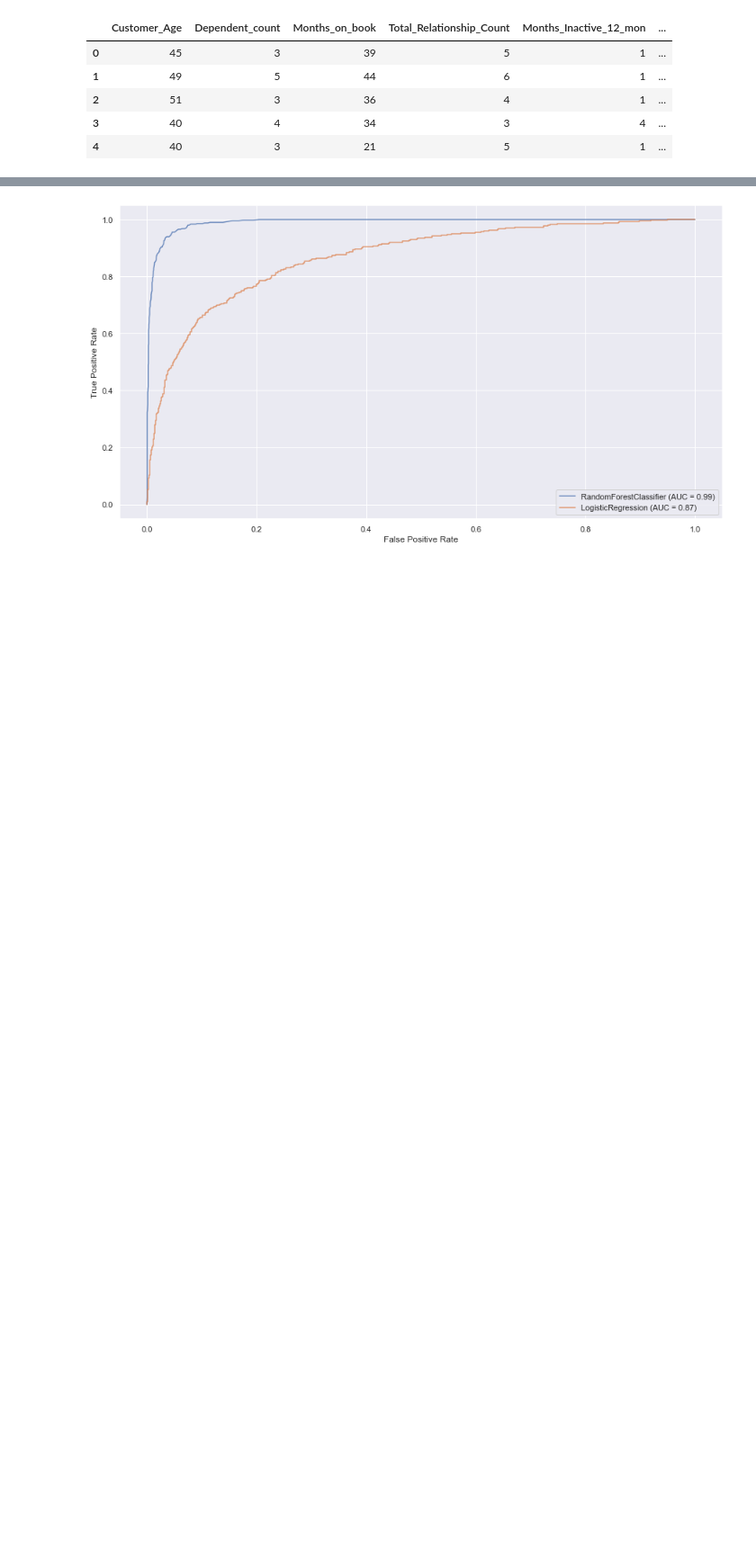
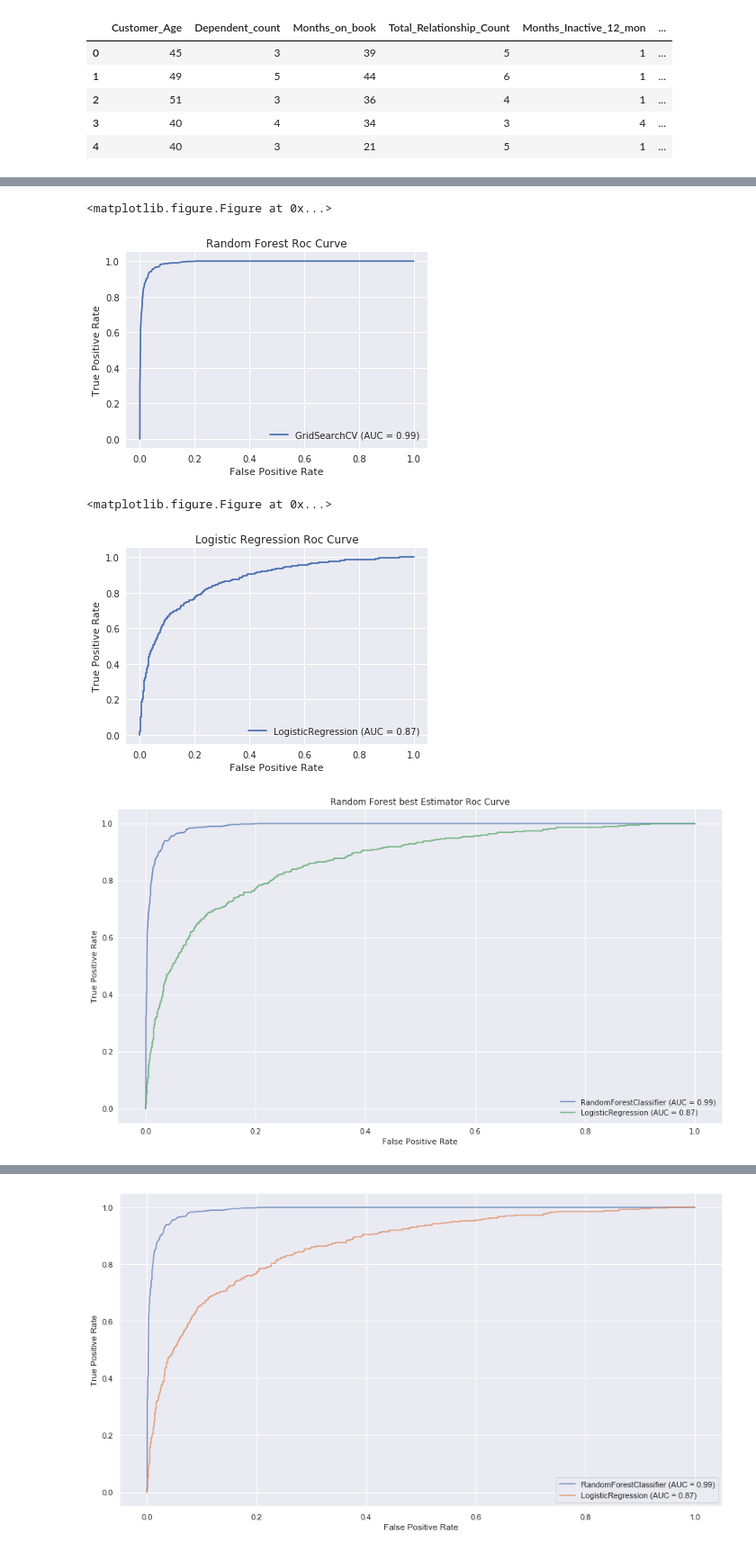
Before and after one commit to jmcabreira-zz/Machine-Learning-Devops-Engineer, a Jupyter notebook: credit_card_customer_churn/notebooks/churn_notebook.ipynb, the cells around one changed output, grey strips where cells are left out. Shown at 90% size. Saved outputs shown, nothing was run; the diff lists cells and outputs as text; code cells hidden in the pictures; blank space fills up the shorter version.

```diff
--- a/credit_card_customer_churn/notebooks/churn_notebook.ipynb
+++ b/credit_card_customer_churn/notebooks/churn_notebook.ipynb
@@ -308,6 +244,46 @@ train results
     accuracy                           0.89      7088
    macro avg       0.81      0.73      0.76      7088
 weighted avg       0.88      0.89      0.88      7088
+# %%
+models = {'Random Forest': cv_rfc,
+          'Logistic Regression': lrc}
+
+def roc_curve_plots(X_test,Y_test,models_dict):
+    '''
+    Plots roc curve of the models
+    input:
+            model_dict: dictionary with model objects containing feature_importances_
+            X_test:
+            Y_test:
+
+    output:
+             None
+    '''
+
+    for model_name, model in models.items():
+        plt.figure(figsize=(20, 5))
+        rc_plot = plot_roc_curve(model, X_test, y_test)
+        plt.title("{} Roc Curve".format(model_name))
+        plt.ylabel("True Positive Rate")
+        plt.savefig("images/results/{}_Roc_Curve.jpg".format(str(model_name)) )
+        plt.show()
+
+
+    plt.figure(figsize=(15, 8))
+    plt.title("Random Forest best Estimator Roc Curve")
+    ax = plt.gca()
+    disp = plot_roc_curve(models['Random Forest'].best_estimator_, X_test, y_test, ax=ax, alpha=0.8)
+    rc_plot.plot(ax=ax, alpha=0.8)
+    plt.savefig("images/results/{}_Roc_Curve.jpg".format(str('Random Forest best Estimator')) )
+    plt.show()
+
+roc_curve_plots(X_test,y_test,models)
+# %% [output]
+<matplotlib.figure.Figure at 0x...>
+[figure, added]
+<matplotlib.figure.Figure at 0x...>
+[figure, added]
+[figure, added]
 # %%
 lrc_plot = plot_roc_curve(lrc, X_test, y_test)
 # %% [output]
```
Also changed, not shown: parts of 8 cells of this notebook, 1 other file.
